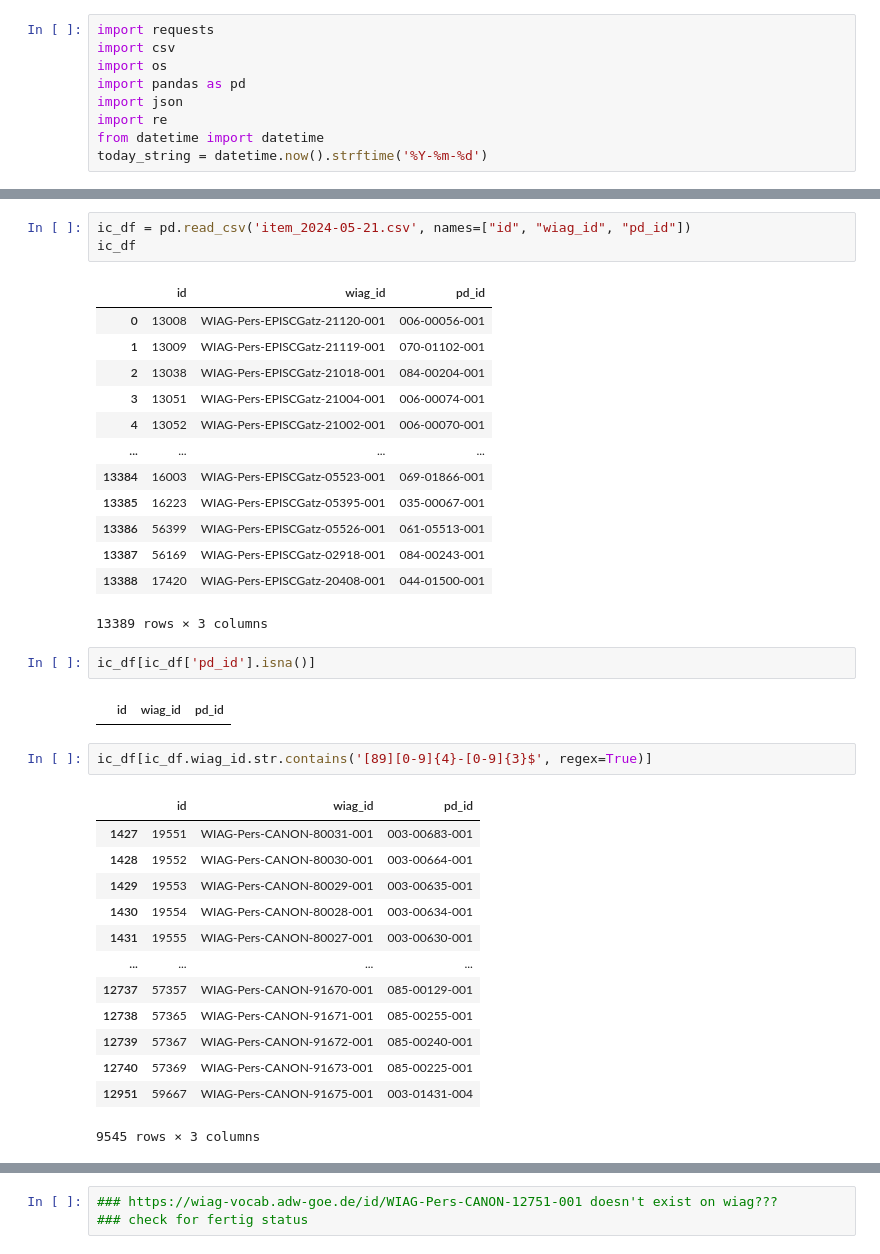
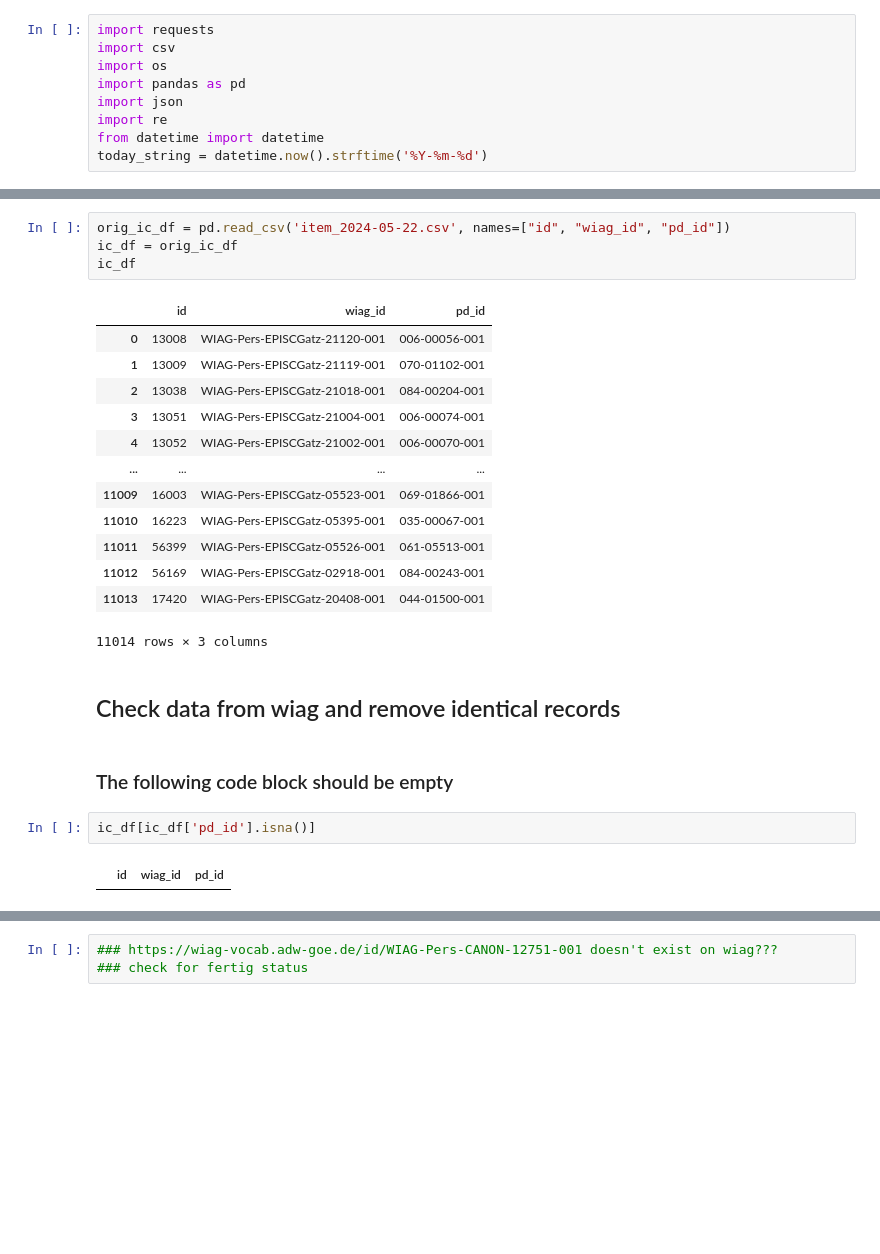
Before and after one commit to WIAG-ADW-GOE/WIAGweb2, a Jupyter notebook: notebooks/pr_recon.ipynb, the cells around one changed output, grey strips where cells are left out. Cells and saved outputs as stored; diff of their text form; blank space fills up the shorter version.

```diff
--- a/notebooks/pr_recon.ipynb
+++ b/notebooks/pr_recon.ipynb
@@ -49,37 +48,26 @@ where i.is_online = 1;
 # %%
-ic_df = pd.read_csv('item_2024-05-21.csv', names=["id", "wiag_id", "pd_id"])
+orig_ic_df = pd.read_csv('item_2024-05-22.csv', names=["id", "wiag_id", "pd_id"])
+ic_df = orig_ic_df
 ic_df
 # %% [output]
 |  | id | wiag_id | pd_id |
 | 0 | 13008 | WIAG-Pers-EPISCGatz-21120-001 | 006-00056-001 |
 | 1 | 13009 | WIAG-Pers-EPISCGatz-21119-001 | 070-01102-001 |
 | 2 | 13038 | WIAG-Pers-EPISCGatz-21018-001 | 084-00204-001 |
 | 3 | 13051 | WIAG-Pers-EPISCGatz-21004-001 | 006-00074-001 |
 | 4 | 13052 | WIAG-Pers-EPISCGatz-21002-001 | 006-00070-001 |
 | ... | ... | ... | ... |
-| 13384 | 16003 | WIAG-Pers-EPISCGatz-05523-001 | 069-01866-001 |
-| 13385 | 16223 | WIAG-Pers-EPISCGatz-05395-001 | 035-00067-001 |
-| 13386 | 56399 | WIAG-Pers-EPISCGatz-05526-001 | 061-05513-001 |
-| 13387 | 56169 | WIAG-Pers-EPISCGatz-02918-001 | 084-00243-001 |
-| 13388 | 17420 | WIAG-Pers-EPISCGatz-20408-001 | 044-01500-001 |
+| 11009 | 16003 | WIAG-Pers-EPISCGatz-05523-001 | 069-01866-001 |
+| 11010 | 16223 | WIAG-Pers-EPISCGatz-05395-001 | 035-00067-001 |
+| 11011 | 56399 | WIAG-Pers-EPISCGatz-05526-001 | 061-05513-001 |
+| 11012 | 56169 | WIAG-Pers-EPISCGatz-02918-001 | 084-00243-001 |
+| 11013 | 17420 | WIAG-Pers-EPISCGatz-20408-001 | 044-01500-001 |
-13389 rows × 3 columns
+11014 rows × 3 columns
+# %% [markdown]
+## Check data from wiag and remove identical records
+# %% [markdown]
+### The following code block should be empty
 # %%
 ic_df[ic_df['pd_id'].isna()]
 # %% [output]
 |  | id | wiag_id | pd_id |
-# %%
-ic_df[ic_df.wiag_id.str.contains('[89][0-9]{4}-[0-9]{3}$', regex=True)]
-# %% [output]
-|  | id | wiag_id | pd_id |
-| 1427 | 19551 | WIAG-Pers-CANON-80031-001 | 003-00683-001 |
-| 1428 | 19552 | WIAG-Pers-CANON-80030-001 | 003-00664-001 |
-| 1429 | 19553 | WIAG-Pers-CANON-80029-001 | 003-00635-001 |
-| 1430 | 19554 | WIAG-Pers-CANON-80028-001 | 003-00634-001 |
-| 1431 | 19555 | WIAG-Pers-CANON-80027-001 | 003-00630-001 |
-| ... | ... | ... | ... |
-| 12737 | 57357 | WIAG-Pers-CANON-91670-001 | 085-00129-001 |
-| 12738 | 57365 | WIAG-Pers-CANON-91671-001 | 085-00255-001 |
-| 12739 | 57367 | WIAG-Pers-CANON-91672-001 | 085-00240-001 |
-| 12740 | 57369 | WIAG-Pers-CANON-91673-001 | 085-00225-001 |
-| 12951 | 59667 | WIAG-Pers-CANON-91675-001 | 003-01431-004 |
-9545 rows × 3 columns
```
Also changed, not shown: parts of 33 cells of this notebook.
